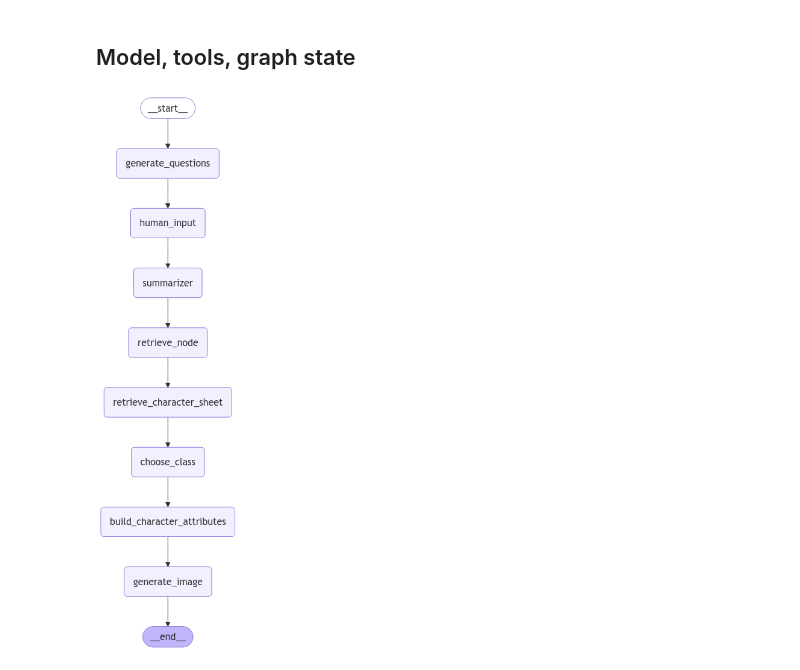
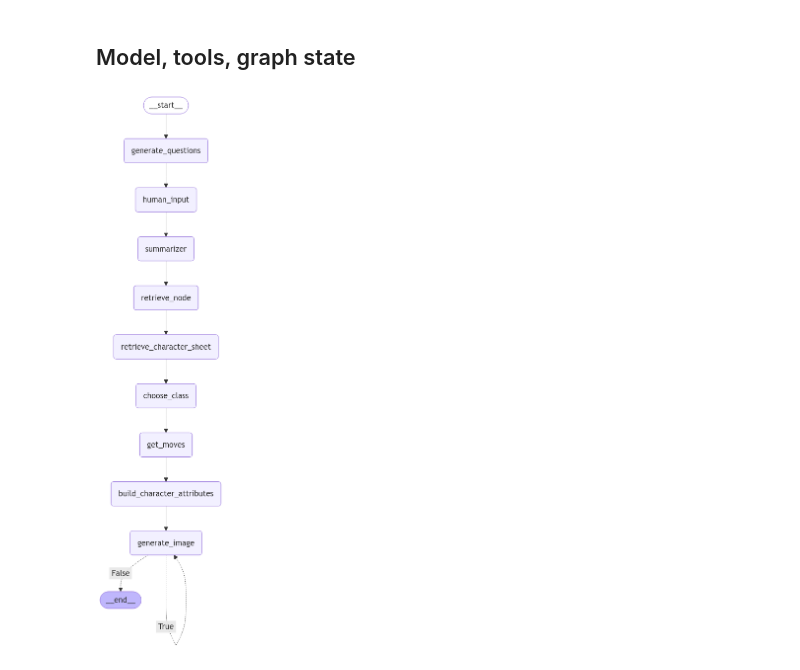
Before and after one commit to SirCypkowskyy/Projekt-SUML-PJATK, a Jupyter notebook: llm/main.ipynb, the cells around one changed output. Cells and saved outputs as stored; diff of their text form; code cells hidden in the pictures.

Commit message:
Add loop image generation after an interrupt

```diff
--- a/llm/main.ipynb
+++ b/llm/main.ipynb
@@ -27,8 +27,8 @@ True
 # %% [markdown]
 ##### Documents
 # %%
-sheets_path = Path("data/karty-postaci/")
-sheets = sheets_path.glob("*.md")
+SHEETS_PATH = Path("data/karty-postaci/")
+sheets = SHEETS_PATH.glob("*.md")
 
 split_document = []
 for sheet in sheets:
@@ -299,14 +312,16 @@ def choose_class(state: GraphState):
     return {"character_class": class_name}
 
 
-# Node
-def build_character_attributes(state: GraphState):
+def get_moves(state: GraphState):
     model = ChatOpenAI(model="gpt-4o-mini", temperature=0)
     prompt = PromptTemplate(
         template="""
-        You are an assistant for creating a character for tabletop RPG game 'Świat Apokalipsy'.
-        You will get a characters description and appearance.
-        Your goal is to retrieve CECHY, RUCHY and SPRZĘT and choose the best options for the character according to the description of each category.
+        You are an assistant for selecting moves for the given character's description for tabletop RPG game 'Świat Apokalipsy'.
+        You will get a characters description and class sheet.
+        Your goal is to retrieve RUCHY of class (including descriptions) and RUCHY PODSTAWOWE from class sheet, and choose the best options for the character according to the description of each category.
+
+        When extracting RUCHY of the class include the description of each move.
+        When extracting RUCHY PODSTAWOWE answer "Dostajesz wszystkie ruchy podstawowe".
 
         Description: \n\n {description} \n\n
         Class sheet: \n\n {class_sheet} \n\n
@@ -314,68 +329,117 @@ def build_character_attributes(state: GraphState):
         input_variables=["description", "class_sheet"],
     )
 
+    model_wth_structured_output = model.with_structured_output(CharacterMoves)
+    chain = prompt | model_wth_structured_output
+
+    character_class = state["character_class"]
+    character_sheet_path = SHEETS_PATH / f"{character_class}.md"
+    description = f"{state['summary']['appearance']}\n{state['summary']['description']}"
+    class_sheet = character_sheet_path.read_text()
+    response = chain.invoke({"description": description, "class_sheet": class_sheet})
+    print(f"Character specs: {response}")
+    return {"messages": state["messages"], "moves": response}
+
+
+# Node
+def build_character_attributes(state: GraphState):
+    model = ChatOpenAI(model="gpt-4o-mini", temperature=0)
+    prompt = PromptTemplate(
+        template="""
+        You are an assistant for creating a character for tabletop RPG game 'Świat Apokalipsy'.
+        You will get a characters description, class sheet and moves.
+        Analyze the information.
+        Your goal is to retrieve CECHY and SPRZĘT, and choose the best options for the character according to the description of each category.
+
+        Description: \n\n {description} \n\n
+        Moves: \n\n {moves} \n\n
+        Class sheet: \n\n {class_sheet} \n\n
+        """,
+        input_variables=["description", "class_sheet", "moves"],
+    )
+
     model_wth_structured_output = model.with_structured_output(CharacterSpecs)
     character_class = state["character_class"]
-    character_sheet_path = sheets_path / f"{character_class}.md"
+    character_sheet_path = SHEETS_PATH / f"{character_class}.md"
 
     description = f"{state['summary']['appearance']}\n {state['summary']['description']}"
     class_sheet = character_sheet_path.read_text()
 
     chain = prompt | model_wth_structured_output
-    response = chain.invoke({"description": description, "class_sheet": class_sheet})
+    response = chain.invoke(
+        {"description": description, "class_sheet": class_sheet, "moves": state["moves"]}
+    )
+    print(f"Character specs: {response}")
     return {"messages": state["messages"], "character_specs": response}
 
 
 # Node
 def generate_image(state: GraphState):
-    openai_client = OpenAI()
     appearance = state["summary"]["appearance"]
     description = state["summary"]["description"]
     prompt = f"""
         Using the provided {appearance} and {description} of a character, compose a detailed and vivid description suitable for DALL-E to generate an image.
         The image should depict a fully visible character—not just the face—in a post-apocalyptic world.
         Include intricate details about the character's clothing, equipment, surroundings, and pose to create an immersive and visually striking scene.
+        Image cannot contain any text or logos.
+        Character should be sad and determined, with a sense of loss and hope.
         The scene should feature cinematic lighting, gritty textures, dramatic shadows, post-apocalyptic themes, a warm and dusty color palette, high-definition quality, realistic details, and bold composition --ar 16:9.
         """
 
     # response = openai_client.images.generate(model="dall-e-3", prompt=prompt, n=1)
     image_url = DallEAPIWrapper(model="dall-e-3").run(prompt)
     return {"messages": state["messages"], "image_url": image_url}
+
+
+# Edge
+def human_interrupt_new_image(state: GraphState):
+    human_message = interrupt("human_input")
+    return human_message["is_new_image"].lower() == "yes"
 
 
 workflow = StateGraph(GraphState)
 
 workflow.add_node("generate_questions", generate_questions)
 workflow.add_node("human_input", human_input)
 workflow.add_node("summarizer", summarizer)
 workflow.add_node("retrieve_node", retrieve_node)
 workflow.add_node("generate_image", generate_image)
 
 description_retrieve_character_sheet = ToolNode([description_retriever_tool])
 workflow.add_node("retrieve_character_sheet", description_retrieve_character_sheet)
 
 workflow.add_node("choose_class", choose_class)
 workflow.add_node("build_character_attributes", build_character_attributes)
-
+workflow.add_node("get_moves", get_moves)
 
 workflow.add_edge(START, "generate_questions")
 workflow.add_edge("generate_questions", "human_input")
 workflow.add_edge("human_input", "summarizer")
 workflow.add_edge("summarizer", "retrieve_node")
 workflow.add_edge("retrieve_node", "retrieve_character_sheet")
 workflow.add_edge("retrieve_character_sheet", "choose_class")
-workflow.add_edge("choose_class", "build_character_attributes")
+workflow.add_edge("choose_class", "get_moves")
+workflow.add_edge("get_moves", "build_character_attributes")
 workflow.add_edge("build_character_attributes", "generate_image")
 
-workflow.add_edge("generate_image", END)
+# workflow.add_edge("generate_image", END)
+workflow.add_conditional_edges(
+    "generate_image",
+    human_interrupt_new_image,
+    {
+        True: "generate_image",
+        False: END,
+    },
+)
 
 checkpointer = MemorySaver()
 
 graph = workflow.compile(checkpointer=checkpointer)
 
+
 display(Image(graph.get_graph().draw_mermaid_png()))
 # %% [output]
-[figure, old version]
+[figure, new version]
 # %%
 config = {"configurable": {"thread_id": "21"}}
 
```
Also changed, not shown: parts of 8 cells of this notebook, 2 other files.
